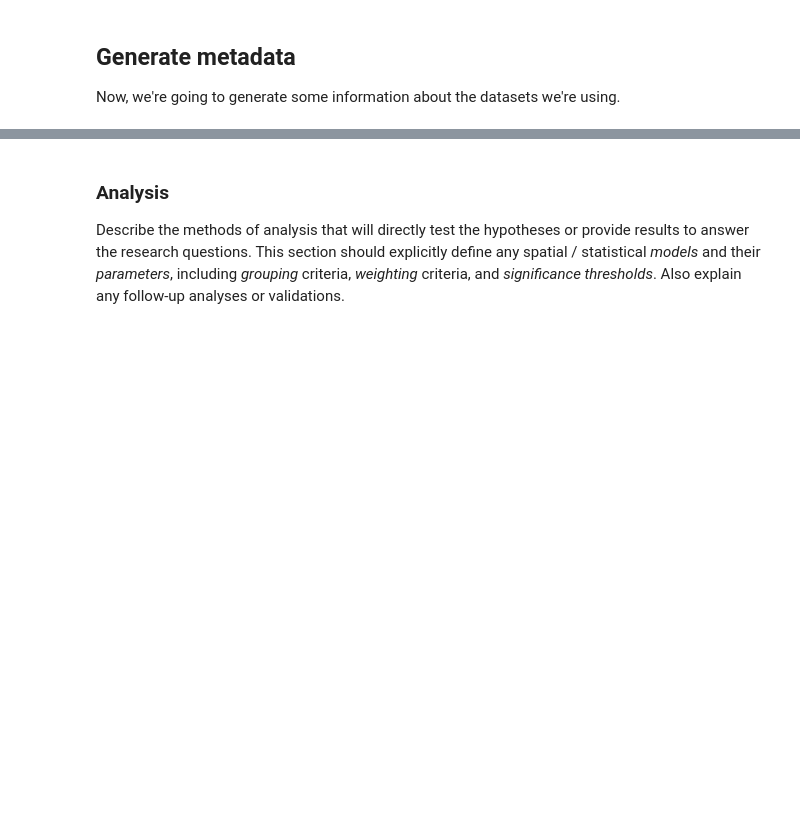
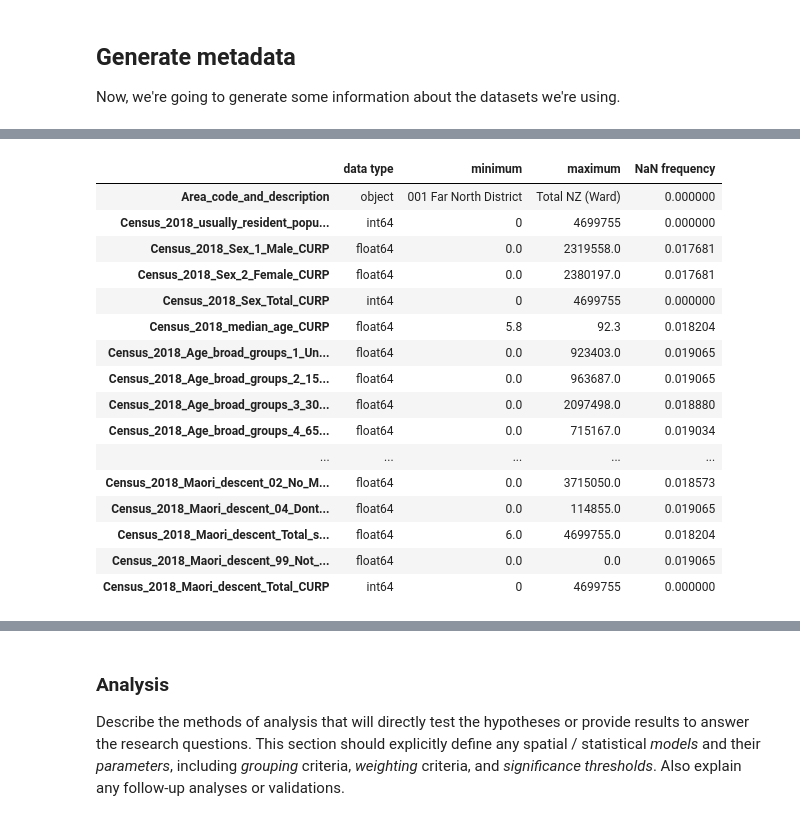
Before and after one commit to gsokolow/Flooding-and-Healthcare-2024, a Jupyter notebook: procedure/code/01-Jupyter_notebook.ipynb, the cells around one changed output, grey strips where cells are left out. Drawn from its saved outputs; the diff is of its cells as text; code cells hidden in the pictures; blank space fills up the shorter version.

```diff
--- a/procedure/code/01-Jupyter_notebook.ipynb
+++ b/procedure/code/01-Jupyter_notebook.ipynb
@@ -274,0 +278,20 @@ meta = meta.join(sa1_defs)
+# %%
+meta_nums
+# %% [output]
+|  | data type | minimum | maximum | NaN frequency |
+| Area_code_and_description | object | 001 Far North District | Total NZ (Ward) | 0.000000 |
+| Census_2018_usually_resident_popu... | int64 | 0 | 4699755 | 0.000000 |
+| Census_2018_Sex_1_Male_CURP | float64 | 0.0 | 2319558.0 | 0.017681 |
+| Census_2018_Sex_2_Female_CURP | float64 | 0.0 | 2380197.0 | 0.017681 |
+| Census_2018_Sex_Total_CURP | int64 | 0 | 4699755 | 0.000000 |
+| Census_2018_median_age_CURP | float64 | 5.8 | 92.3 | 0.018204 |
+| Census_2018_Age_broad_groups_1_Un... | float64 | 0.0 | 923403.0 | 0.019065 |
+| Census_2018_Age_broad_groups_2_15... | float64 | 0.0 | 963687.0 | 0.019065 |
+| Census_2018_Age_broad_groups_3_30... | float64 | 0.0 | 2097498.0 | 0.018880 |
+| Census_2018_Age_broad_groups_4_65... | float64 | 0.0 | 715167.0 | 0.019034 |
+| ... | ... | ... | ... | ... |
+| Census_2018_Maori_descent_02_No_M... | float64 | 0.0 | 3715050.0 | 0.018573 |
+| Census_2018_Maori_descent_04_Dont... | float64 | 0.0 | 114855.0 | 0.019065 |
+| Census_2018_Maori_descent_Total_s... | float64 | 6.0 | 4699755.0 | 0.018204 |
+| Census_2018_Maori_descent_99_Not_... | float64 | 0.0 | 0.0 | 0.019065 |
+| Census_2018_Maori_descent_Total_CURP | int64 | 0 | 4699755 | 0.000000 |
```
Also changed, not shown: parts of 12 cells of this notebook.
